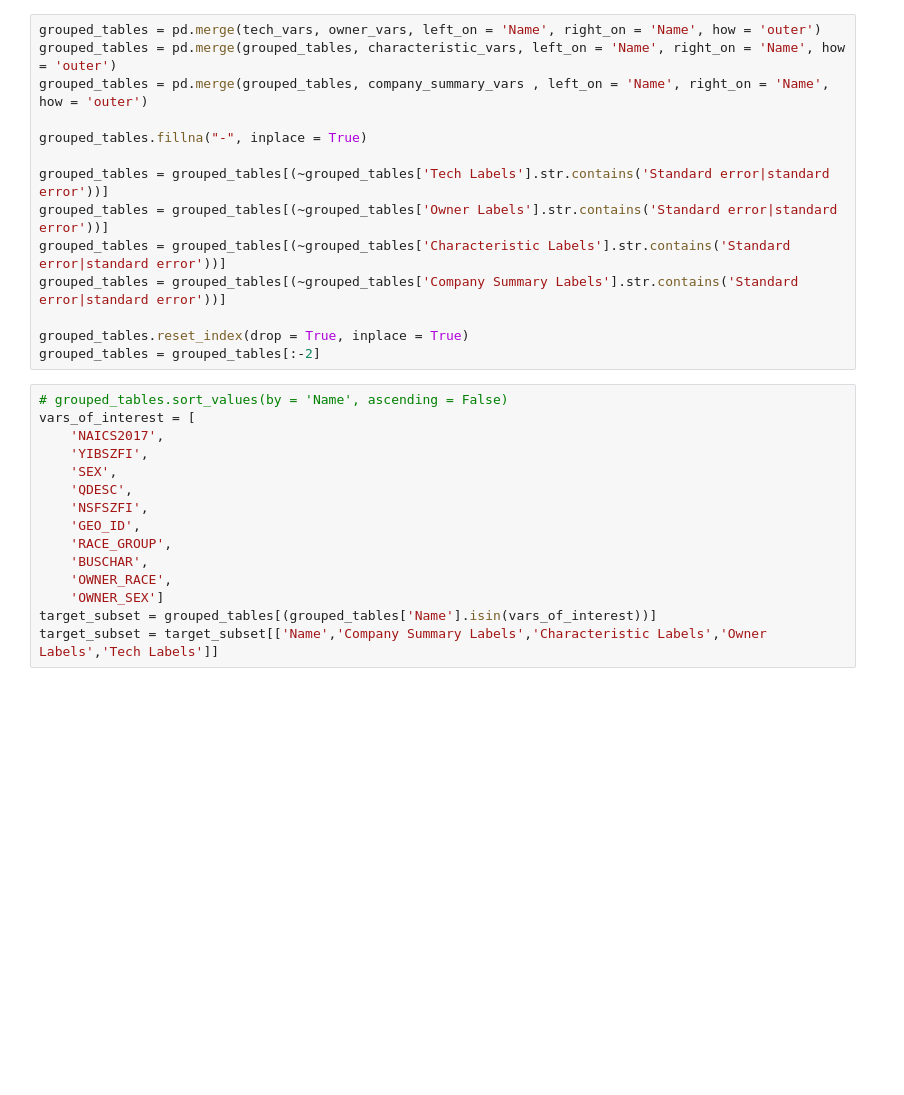
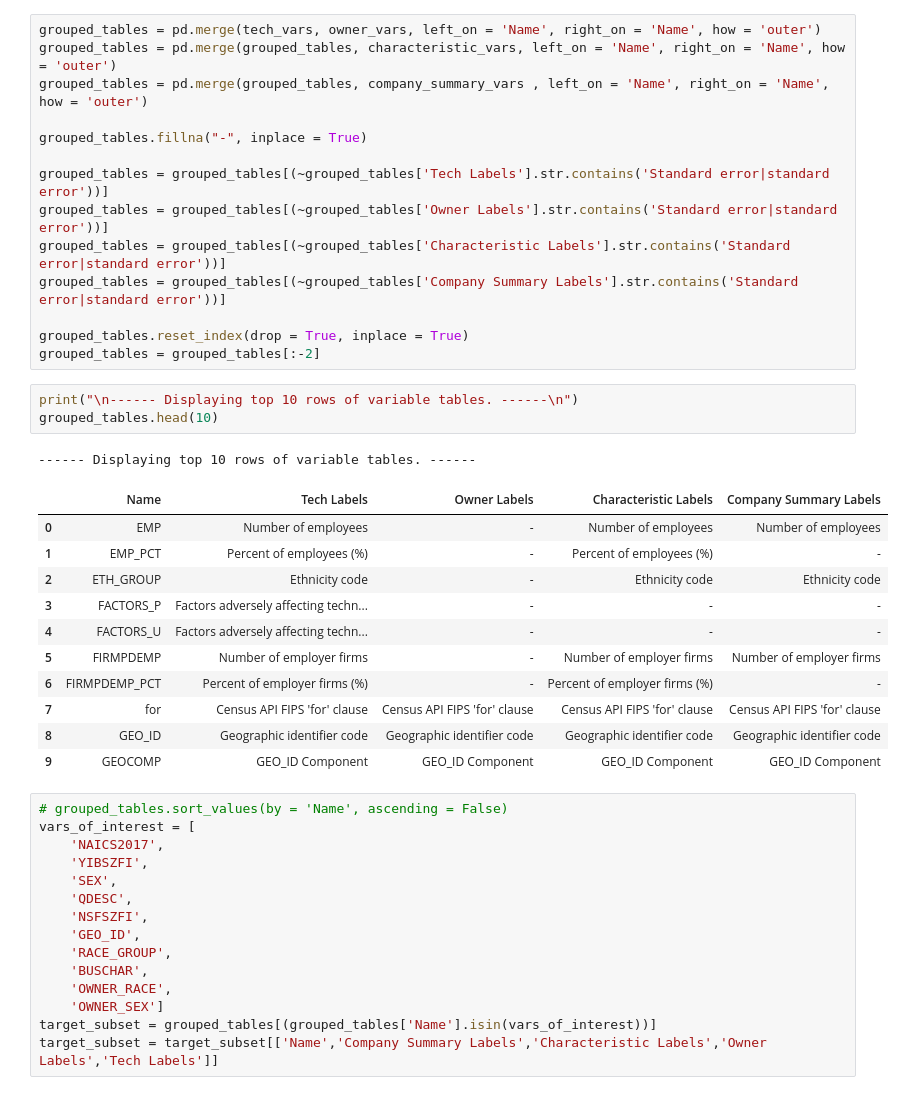
Before and after one commit to jedc4xer/group_census_exercise, a Jupyter notebook: data_exploration.ipynb, the cells around one changed output. Drawn from its saved outputs; the diff is of its cells as text; blank space fills up the shorter version.

```diff
--- a/data_exploration.ipynb
+++ b/data_exploration.ipynb
@@ -39,6 +39,22 @@ grouped_tables = grouped_tables[(~grouped_tables['Company Summary Labels'].str.c
 
 grouped_tables.reset_index(drop = True, inplace = True)
 grouped_tables = grouped_tables[:-2]
+# %%
+print("\n------ Displaying top 10 rows of variable tables. ------\n")
+grouped_tables.head(10)
+# %% [output]
+------ Displaying top 10 rows of variable tables. ------
+|  | Name | Tech Labels | Owner Labels | Characteristic Labels | Company Summary Labels |
+| 0 | EMP | Number of employees | - | Number of employees | Number of employees |
+| 1 | EMP_PCT | Percent of employees (%) | - | Percent of employees (%) | - |
+| 2 | ETH_GROUP | Ethnicity code | - | Ethnicity code | Ethnicity code |
+| 3 | FACTORS_P | Factors adversely affecting techn... | - | - | - |
+| 4 | FACTORS_U | Factors adversely affecting techn... | - | - | - |
+| 5 | FIRMPDEMP | Number of employer firms | - | Number of employer firms | Number of employer firms |
+| 6 | FIRMPDEMP_PCT | Percent of employer firms (%) | - | Percent of employer firms (%) | - |
+| 7 | for | Census API FIPS 'for' clause | Census API FIPS 'for' clause | Census API FIPS 'for' clause | Census API FIPS 'for' clause |
+| 8 | GEO_ID | Geographic identifier code | Geographic identifier code | Geographic identifier code | Geographic identifier code |
+| 9 | GEOCOMP | GEO_ID Component | GEO_ID Component | GEO_ID Component | GEO_ID Component |
 # %%
 # grouped_tables.sort_values(by = 'Name', ascending = False)
 vars_of_interest = [
```
